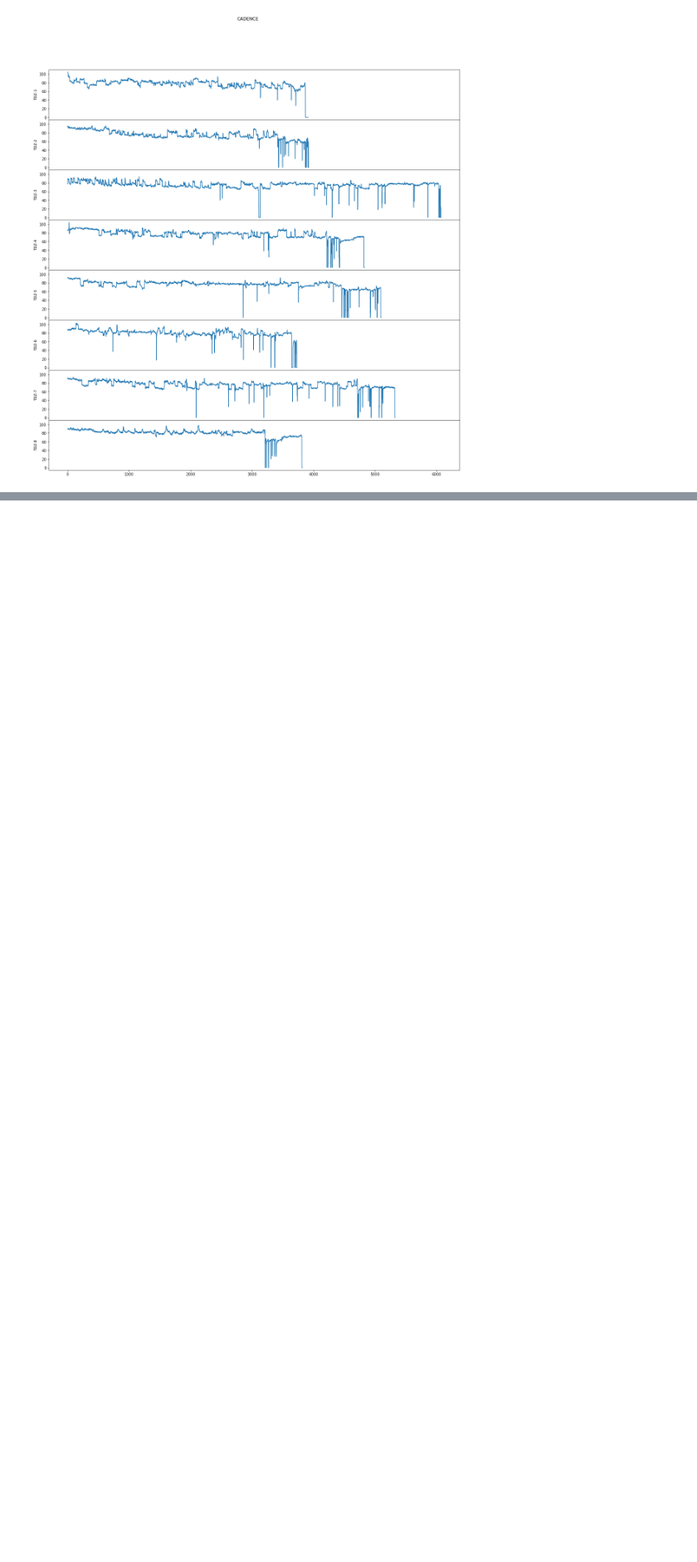
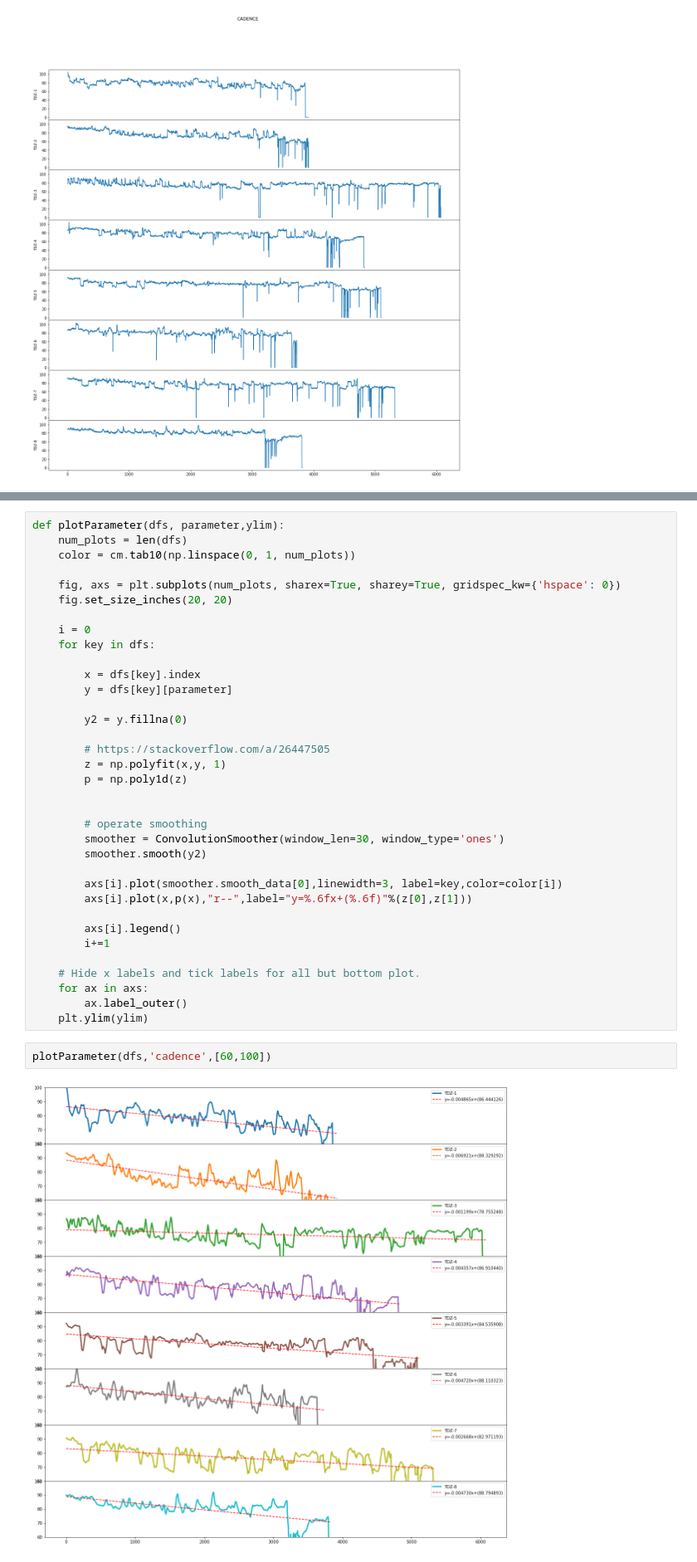
Before and after one commit to sameersegal/workout-analysis, a Jupyter notebook: TDZ - 2021.ipynb, the cells around one changed output, grey strips where cells are left out. Shown at 83% size. Saved outputs shown, nothing was run; the diff lists cells and outputs as text; blank space fills up the shorter version.

```diff
--- a/TDZ - 2021.ipynb
+++ b/TDZ - 2021.ipynb
@@ -111,0 +187,39 @@ for ax in axs:
+# %%
+def plotParameter(dfs, parameter,ylim):
+    num_plots = len(dfs)
+    color = cm.tab10(np.linspace(0, 1, num_plots))
+
+    fig, axs = plt.subplots(num_plots, sharex=True, sharey=True, gridspec_kw={'hspace': 0})
+    fig.set_size_inches(20, 20)
+
+    i = 0
+    for key in dfs:
+
+        x = dfs[key].index
+        y = dfs[key][parameter]
+
+        y2 = y.fillna(0)
+
+        # https://stackoverflow.com/a/26447505
+        z = np.polyfit(x,y, 1)
+        p = np.poly1d(z)
+
+
+        # operate smoothing
+        smoother = ConvolutionSmoother(window_len=30, window_type='ones')
+        smoother.smooth(y2)
+
+        axs[i].plot(smoother.smooth_data[0],linewidth=3, label=key,color=color[i])
+        axs[i].plot(x,p(x),"r--",label="y=%.6fx+(%.6f)"%(z[0],z[1]))
+
+        axs[i].legend()
+        i+=1
+
+    # Hide x labels and tick labels for all but bottom plot.
+    for ax in axs:
+        ax.label_outer()
+    plt.ylim(ylim)
+# %%
+plotParameter(dfs,'cadence',[60,100])
+# %% [output]
+[figure, added]
```
Also changed, not shown: parts of 10 cells of this notebook.
